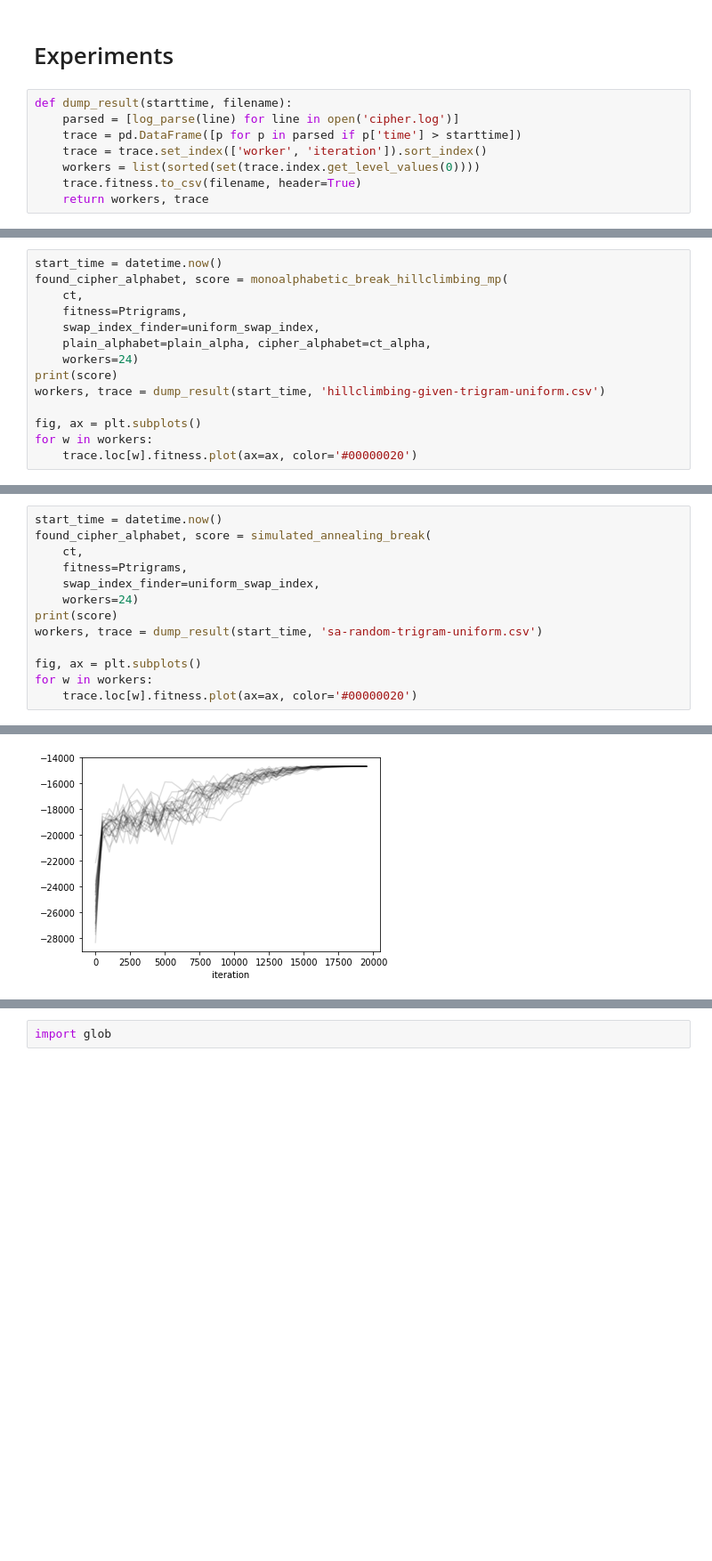
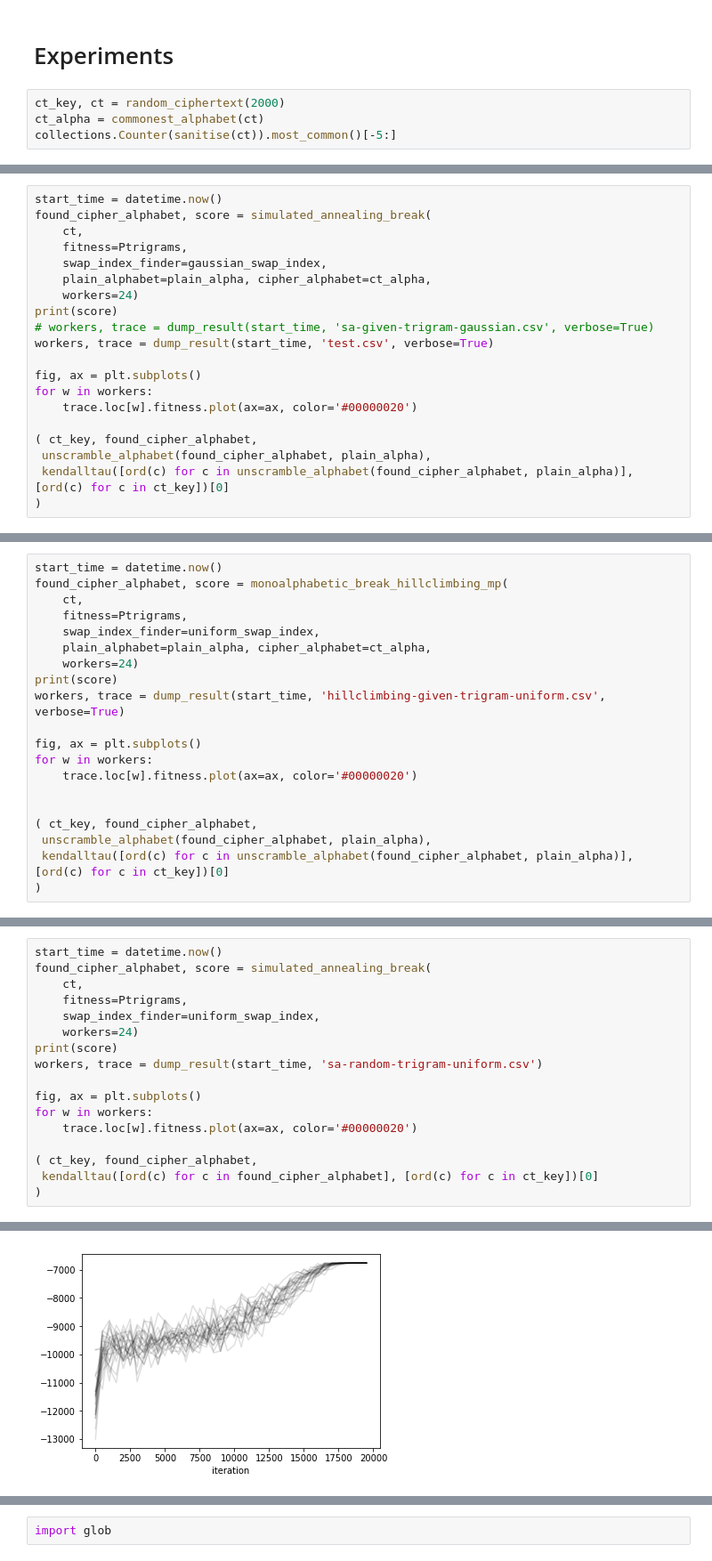
Before and after one commit to NeilNjae/cipher-tools, a Jupyter notebook: hillclimbing-results/hillclimbing-experiments.ipynb, the cells around one changed output, grey strips where cells are left out. Shown at 89% size. Cells and saved outputs as stored; diff of their text form; blank space fills up the shorter version.

Commit message:
Recorded some experiment results

```diff
--- a/hillclimbing-results/hillclimbing-experiments.ipynb
+++ b/hillclimbing-results/hillclimbing-experiments.ipynb
@@ -177,11 +227,7 @@ for w in workers:
 [figure]
 # %% [markdown]
 # Experiments
-# %%
-def dump_result(starttime, filename):
-    parsed = [log_parse(line) for line in open('cipher.log')]
-    trace = pd.DataFrame([p for p in parsed if p['time'] > starttime])
-    trace = trace.set_index(['worker', 'iteration']).sort_index()
-    workers = list(sorted(set(trace.index.get_level_values(0))))
-    trace.fitness.to_csv(filename, header=True)
-    return workers, trace
+# %%
+ct_key, ct = random_ciphertext(2000)
+ct_alpha = commonest_alphabet(ct)
+collections.Counter(sanitise(ct)).most_common()[-5:]
@@ -187,0 +236,20 @@ def dump_result(starttime, filename):
+# %%
+start_time = datetime.now()
+found_cipher_alphabet, score = simulated_annealing_break(
+    ct,
+    fitness=Ptrigrams,
+    swap_index_finder=gaussian_swap_index,
+    plain_alphabet=plain_alpha, cipher_alphabet=ct_alpha,
+    workers=24)
+print(score)
+# workers, trace = dump_result(start_time, 'sa-given-trigram-gaussian.csv', verbose=True)
+workers, trace = dump_result(start_time, 'test.csv', verbose=True)
+
+fig, ax = plt.subplots()
+for w in workers:
+    trace.loc[w].fitness.plot(ax=ax, color='#00000020')
+
+( ct_key, found_cipher_alphabet,
+ unscramble_alphabet(found_cipher_alphabet, plain_alpha),
+ kendalltau([ord(c) for c in unscramble_alphabet(found_cipher_alphabet, plain_alpha)], [ord(c) for c in ct_key])[0]
+)
@@ -225,9 +308,15 @@ found_cipher_alphabet, score = monoalphabetic_break_hillclimbing_mp(
     plain_alphabet=plain_alpha, cipher_alphabet=ct_alpha,
     workers=24)
 print(score)
-workers, trace = dump_result(start_time, 'hillclimbing-given-trigram-uniform.csv')
+workers, trace = dump_result(start_time, 'hillclimbing-given-trigram-uniform.csv', verbose=True)
 
 fig, ax = plt.subplots()
 for w in workers:
     trace.loc[w].fitness.plot(ax=ax, color='#00000020')
+
+
+( ct_key, found_cipher_alphabet,
+ unscramble_alphabet(found_cipher_alphabet, plain_alpha),
+ kendalltau([ord(c) for c in unscramble_alphabet(found_cipher_alphabet, plain_alpha)], [ord(c) for c in ct_key])[0]
+)
 # %% [output]
@@ -279,4 +388,8 @@ workers, trace = dump_result(start_time, 'sa-random-trigram-uniform.csv')
 fig, ax = plt.subplots()
 for w in workers:
     trace.loc[w].fitness.plot(ax=ax, color='#00000020')
+
+( ct_key, found_cipher_alphabet,
+ kendalltau([ord(c) for c in found_cipher_alphabet], [ord(c) for c in ct_key])[0]
+)
 # %% [output]
@@ -284 +398 @@ for w in workers:
-[figure, old version]
+[figure, new version]
```
Also changed, not shown: parts of 34 cells of this notebook, 43 other files.
